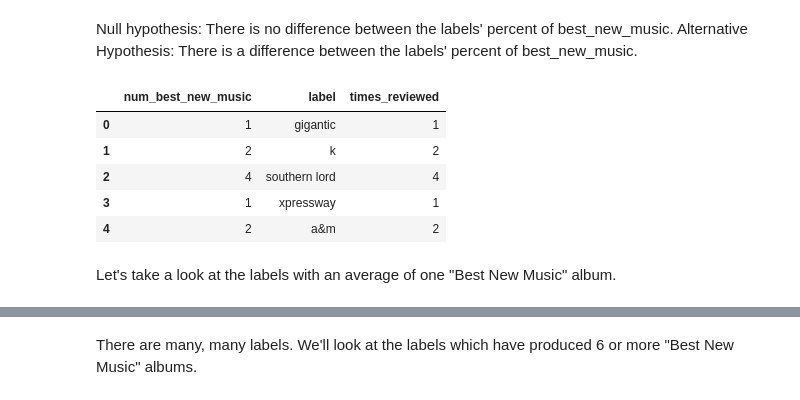
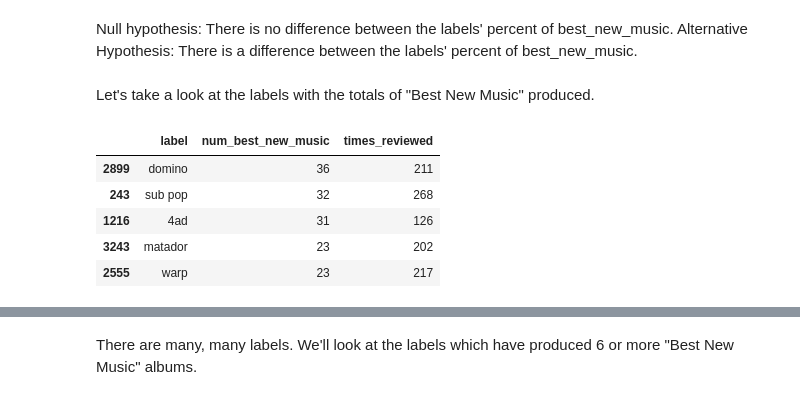
Before and after one commit to tsgreenwood-flatiron-data-science/mod2_final_project, a Jupyter notebook: folkenstein.ipynb, the cells around one changed output, grey strips where cells are left out. Cells and saved outputs as stored; diff of their text form; code cells hidden in the pictures.

```diff
--- a/folkenstein.ipynb
+++ b/folkenstein.ipynb
@@ -430,24 +431,29 @@ plt.show();
 # %% [markdown]
 Null hypothesis: There is no difference between the labels' percent of best_new_music.
 Alternative Hypothesis: There is a difference between the labels' percent of best_new_music.
+# %%
+# Create a connection to the database
+conn = psycopg2.connect("dbname=pitchfork")
+cur = conn.cursor()
+# %% [markdown]
+Let's take a look at the labels with the totals of "Best New Music" produced.
 # %%
-# dataframe of labels and total best_new_music values produced
-cur.execute("""SELECT count(best_new_music) AS num_best_new_music, label, count(reviews.reviewid) AS times_reviewed
+cur.execute('''SELECT label, sum(best_new_music) AS num_best_new_music,
+            count(label) AS times_reviewed
             FROM reviews
             JOIN labels
             ON reviews.reviewid = labels.reviewid
-            GROUP BY label, best_new_music
-            HAVING  best_new_music = 1
-            ;""")
-df_labels_most_awards = pd.DataFrame(cur.fetchall())
-df_labels_most_awards.columns = [i[0] for i in cur.description]
-df_labels_most_awards.head()
+            GROUP BY label''')
+#create dataframe
+df_label_counts_best = pd.DataFrame(cur.fetchall())
+df_label_counts_best.columns = [i[0] for i in cur.description]
+
+df_label_counts_best = df_label_counts_best.sort_values(by=['num_best_new_music'], ascending=False)
+df_label_counts_best.head()
 # %% [output]
-|  | num_best_new_music | label | times_reviewed |
-| 0 | 1 | gigantic | 1 |
-| 1 | 2 | k | 2 |
-| 2 | 4 | southern lord | 4 |
-| 3 | 1 | xpressway | 1 |
-| 4 | 2 | a&m | 2 |
+|  | label | num_best_new_music | times_reviewed |
+| 2899 | domino | 36 | 211 |
+| 243 | sub pop | 32 | 268 |
+| 1216 | 4ad | 31 | 126 |
+| 3243 | matador | 23 | 202 |
+| 2555 | warp | 23 | 217 |
-# %% [markdown]
-Let's take a look at the labels with an average of one "Best New Music" album.
```
Also changed, not shown: parts of 11 cells of this notebook, 2 other files.
